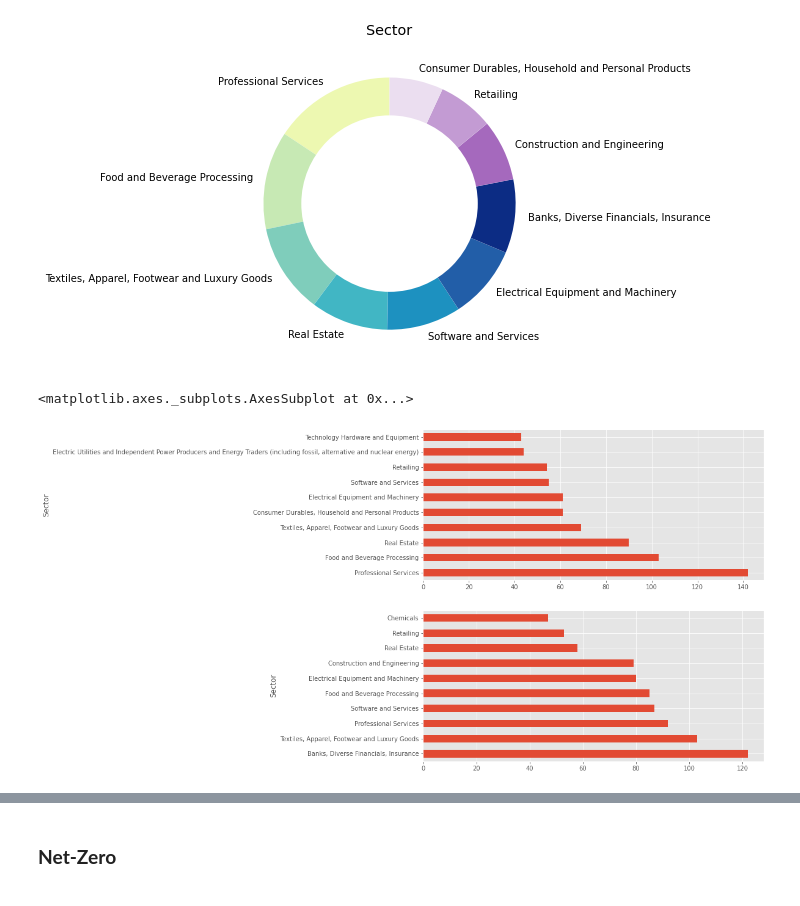
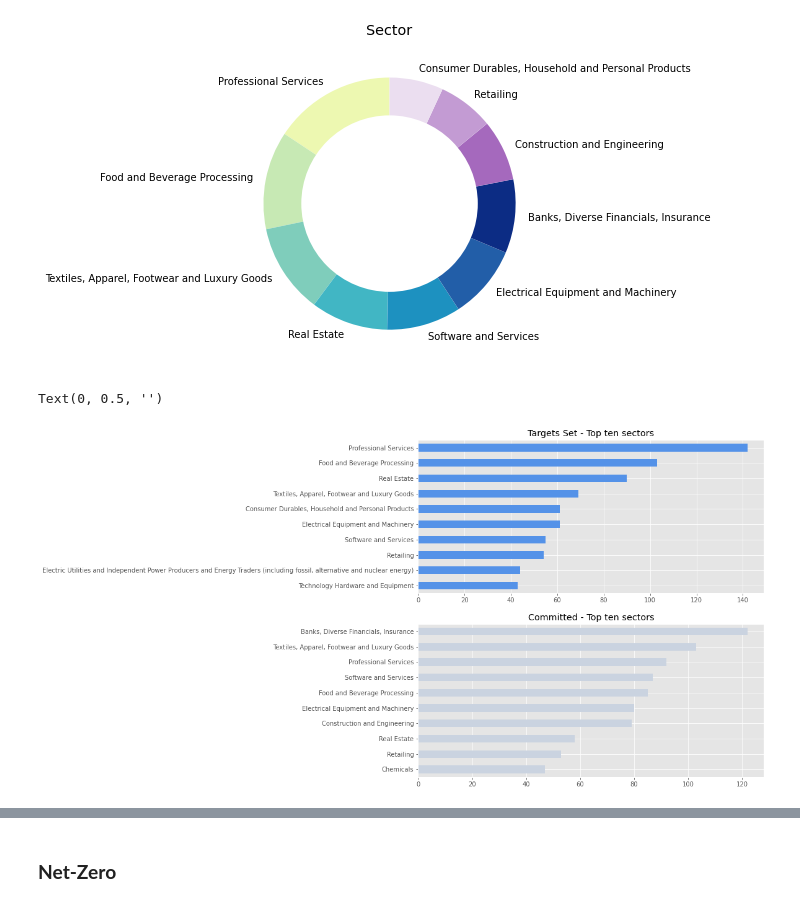
Before and after one commit to isalesp/SBTi, a Jupyter notebook: SBTi.ipynb, the cells around one changed output, grey strips where cells are left out. Saved outputs shown, nothing was run; the diff lists cells and outputs as text; code cells hidden in the pictures.

```diff
--- a/SBTi.ipynb
+++ b/SBTi.ipynb
@@ -181,6 +183,8 @@ Name: Sector, dtype: int64
 By using loc we locate in each column the data we want to update and modify the content to be consistent.
 # %%
 data.loc[data["Near term - Target Status"]== "Targets set", "Near term - Target Status"] = "Targets Set"
+data.loc[data["Near term - Target Classification"]== "1.5°C/Well-below 2°C", "Near term - Target Classification"] = "1.5°C"
+data.loc[data["Near term - Target Classification"]== "2°C", "Near term - Target Classification"] = "Well-below 2°C"
 data.loc[data["Region"]== "europe", "Region"] = "Europe"
 data.loc[data["Region"]== "north America", "Region"] = "North America"
 data.loc[data["Sector"]== "Pharmaceuticals, Biotechnology and Life Sciences", "Sector"] = "Pharmaceuticals, Biotechnology and Life"
@@ -357,14 +374,27 @@ st1
 # %%
+st1 = data.groupby(["Near term - Target Status","Sector"])["Company Name"].count()
+st1= st1.reset_index(name = "Number")
+st1= st1.sort_values(by=["Near term - Target Status","Number"],ascending=[False,False])
+st1
+
+
 fig, (ax1,ax2) = plt.subplots(2, 1, figsize=(10,10))
 
 
 sett = st1.loc[st1["Near term - Target Status"] == "Targets Set"]
 sett = sett.head(10)
-sett.plot.barh(x ="Sector", y = "Number", ax = ax1, legend = None)
+sett.plot.barh(x ="Sector", y = "Number", ax = ax1, legend = None,
+               color = "#5492E8", title = "Targets Set - Top ten sectors")
+ax1.invert_yaxis()
+ax1.set_ylabel('')
+
 
 com = st1.loc[st1["Near term - Target Status"] == "Committed"]
 com = com.head(10)
-com.plot.barh(x ="Sector", y = "Number", ax = ax2, legend = None)
+com.plot.barh(x ="Sector", y = "Number", ax = ax2, legend = None,
+              color= "#CAD3E0", title= "Committed - Top ten sectors")
+ax2.invert_yaxis()
+ax2.set_ylabel('')
 # %% [output]
-<matplotlib.axes._subplots.AxesSubplot at 0x...>
+Text(0, 0.5, '')
-[figure, old version]
+[figure, new version]
```
Also changed, not shown: parts of 12 cells of this notebook.
